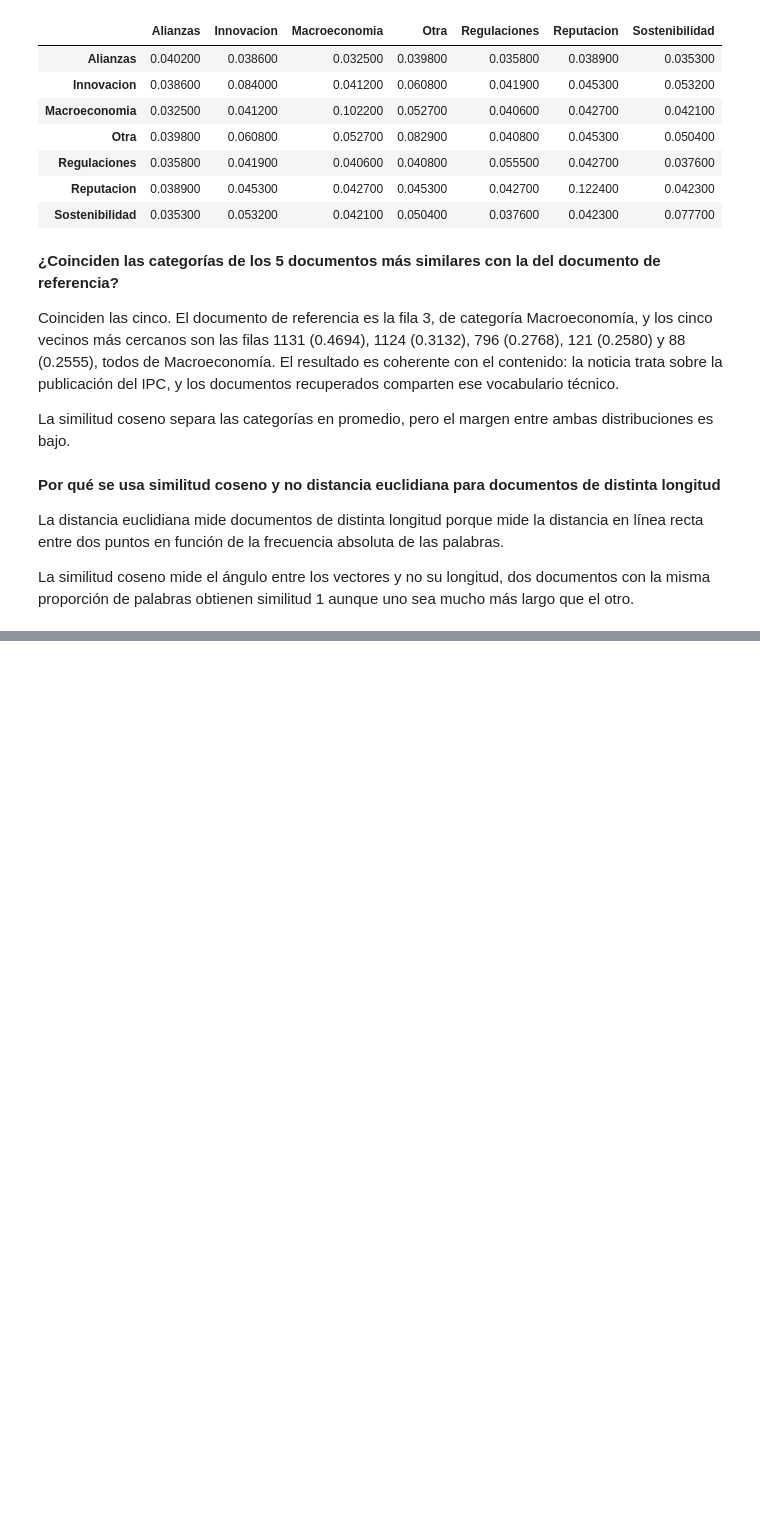
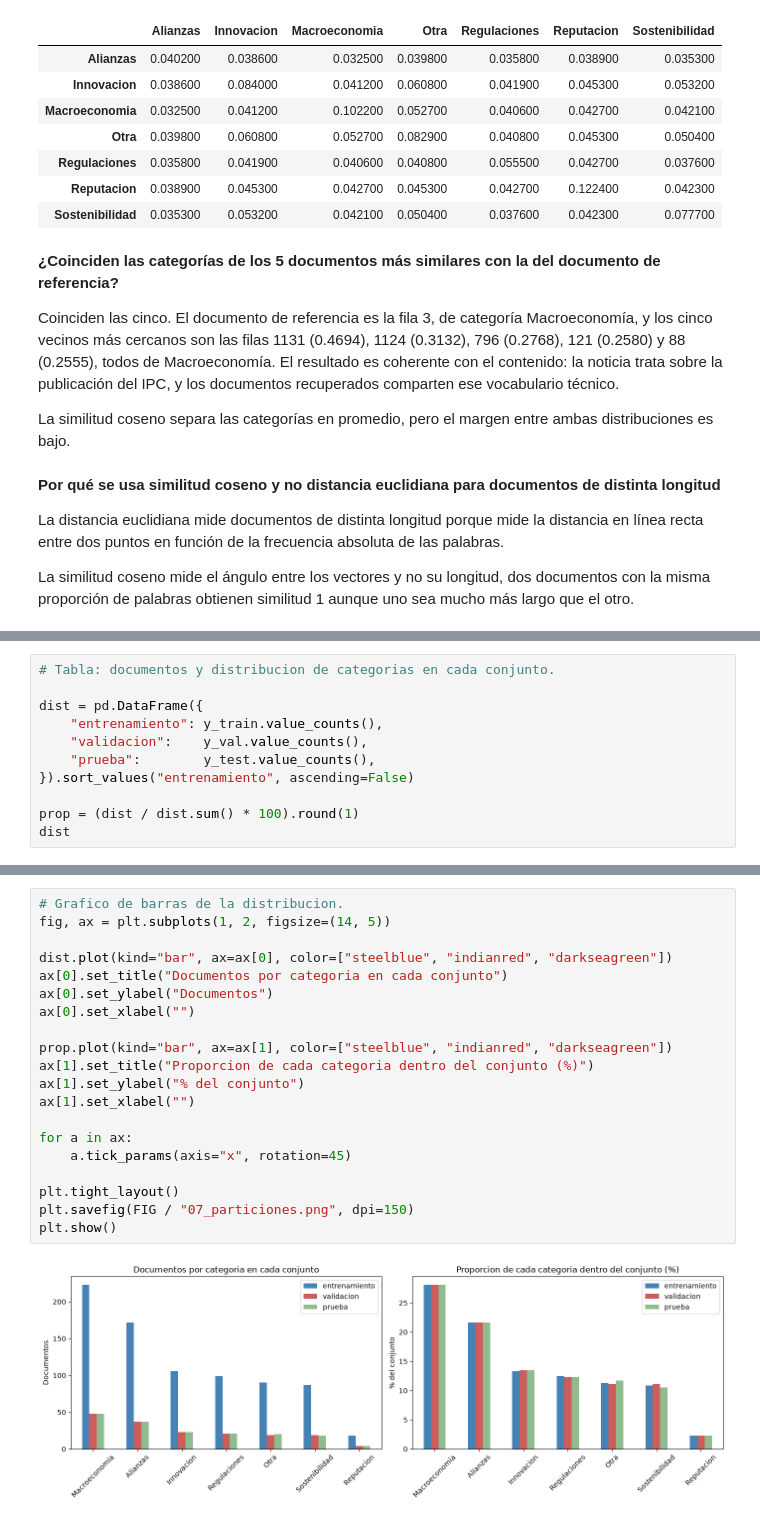
Before and after one commit to George11Albadr/Natural_Language_Processing, a Jupyter notebook: Lab#1/Laboratorio1y2.ipynb, the cells around one changed output, grey strips where cells are left out. Drawn from its saved outputs; the diff is of its cells as text; blank space fills up the shorter version.

```diff
--- a/Lab#1/Laboratorio1y2.ipynb
+++ b/Lab#1/Laboratorio1y2.ipynb
@@ -1201,0 +1229,11 @@ otro.
+# %%
+# Tabla: documentos y distribucion de categorias en cada conjunto.
+
+dist = pd.DataFrame({
+    "entrenamiento": y_train.value_counts(),
+    "validacion":    y_val.value_counts(),
+    "prueba":        y_test.value_counts(),
+}).sort_values("entrenamiento", ascending=False)
+
+prop = (dist / dist.sum() * 100).round(1)
+dist
@@ -1201,0 +1250,22 @@ otro.
+# %%
+# Grafico de barras de la distribucion.
+fig, ax = plt.subplots(1, 2, figsize=(14, 5))
+
+dist.plot(kind="bar", ax=ax[0], color=["steelblue", "indianred", "darkseagreen"])
+ax[0].set_title("Documentos por categoria en cada conjunto")
+ax[0].set_ylabel("Documentos")
+ax[0].set_xlabel("")
+
+prop.plot(kind="bar", ax=ax[1], color=["steelblue", "indianred", "darkseagreen"])
+ax[1].set_title("Proporcion de cada categoria dentro del conjunto (%)")
+ax[1].set_ylabel("% del conjunto")
+ax[1].set_xlabel("")
+
+for a in ax:
+    a.tick_params(axis="x", rotation=45)
+
+plt.tight_layout()
+plt.savefig(FIG / "07_particiones.png", dpi=150)
+plt.show()
+# %% [output]
+[figure, added]
```
Also changed, not shown: parts of 6 cells of this notebook.
